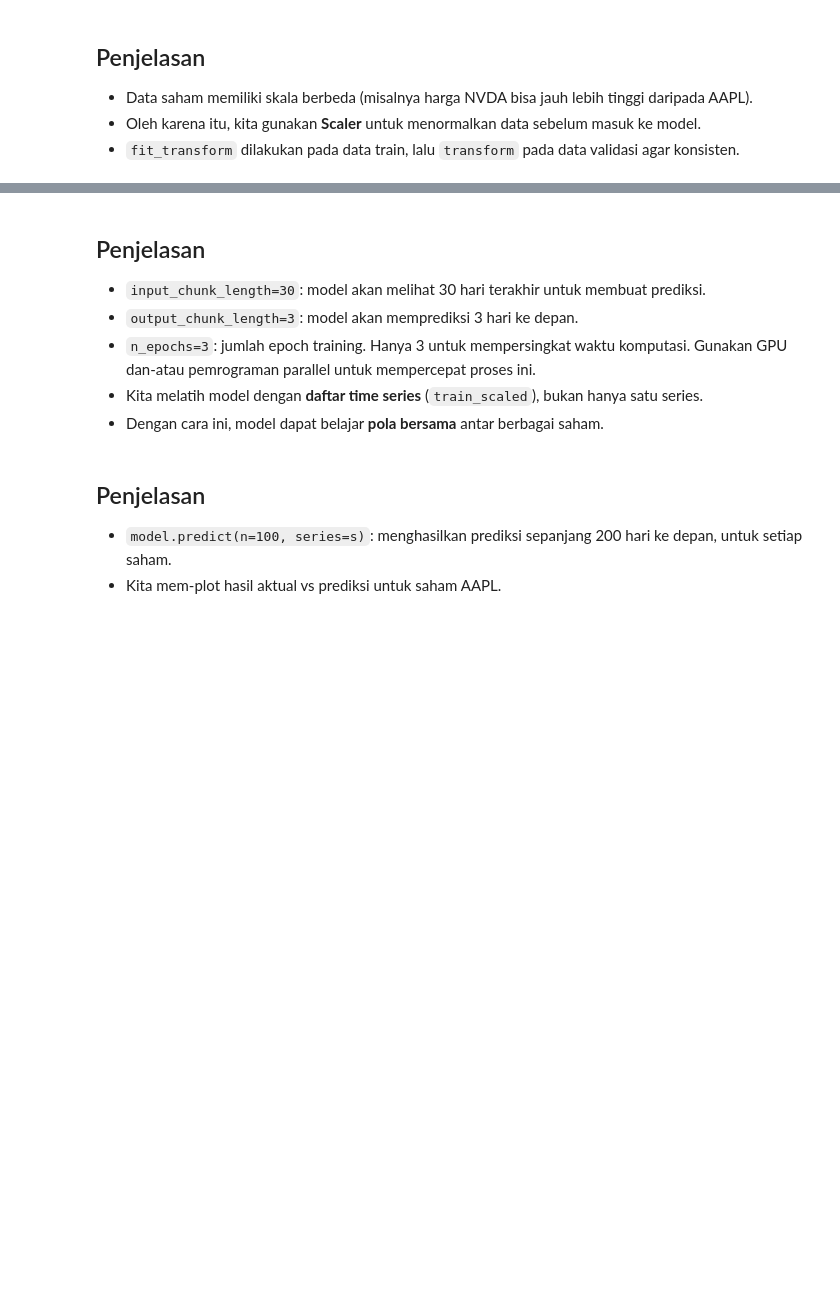
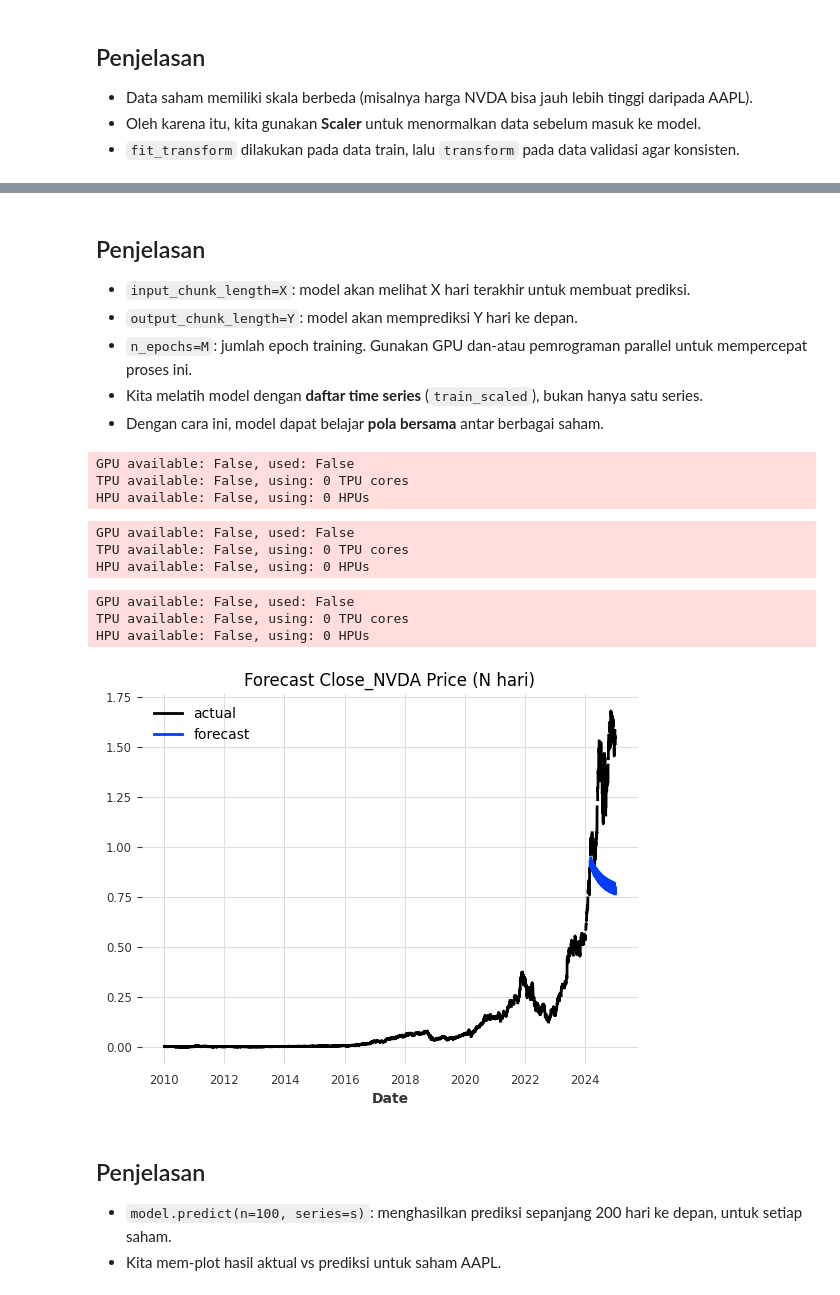
Before and after one commit to taudataanalytics/Pedas-2025, a Jupyter notebook: PeDaS-2025-Day-03.ipynb, the cells around one changed output, grey strips where cells are left out. Drawn from its saved outputs; the diff is of its cells as text; code cells hidden in the pictures; blank space fills up the shorter version.

```diff
--- a/PeDaS-2025-Day-03.ipynb
+++ b/PeDaS-2025-Day-03.ipynb
@@ -640,5 +660,7 @@ plt.show()
 - Kita plot salah satu (AAPL) sebagai contoh.
 # %%
 # === 4. Split data menjadi train dan val untuk setiap series ===
-train_list = [s[:-100] for s in series_list]   # data latih (sebelum 100 hari terakhir)
-val_list   = [s[-100:] for s in series_list]   # data validasi (100 hari terakhir)
+N = 300
+train_list = [s[:-N] for s in series_list]   # data latih (sebelum N hari terakhir)
+val_list   = [s[-N:] for s in series_list]   # data validasi (N hari terakhir)
+len(train_list), len(val_list)
@@ -644,0 +691,8 @@ val_list   = [s[-100:] for s in series_list]   # data validasi (100 hari terakhi
+# %%
+from darts.utils.missing_values import fill_missing_values
+
+for i, (list1, list2) in enumerate(zip(train_list, val_list)):
+    train_list[i] = fill_missing_values(list1)
+    val_list[i] = fill_missing_values(list2)
+# Coba cek lagi
+val_list
@@ -662,13 +734,13 @@ val_scaled   = [scaler.transform(s) for s in val_list]
 import torch
 
 model = NBEATSModel(
-    input_chunk_length=12,   # panjang input (12 hari terakhir)
-    output_chunk_length=3,   # prediksi 3 hari ke depan
-    n_epochs=3,             # jumlah epoch training
+    input_chunk_length=24,   # panjang input (X hari terakhir)
+    output_chunk_length=12,   # prediksi Y hari ke depan
+    n_epochs=10,             # jumlah epoch training,
     batch_size=512,
-    random_state=404,
+    random_state=seed,
     force_reset=True,
-    dropout=0.1,
+    dropout=0.05,
     optimizer_kwargs={"lr":1e-4},  # learning rate lebih kecil agar stabil
     optimizer_cls=torch.optim.AdamW,
     pl_trainer_kwargs={
@@ -702,20 +776,31 @@ HPU available: False, using: 0 HPUs
 # %% [markdown]
 ## Penjelasan
-- `input_chunk_length=30`: model akan melihat 30 hari terakhir untuk membuat prediksi.
-- `output_chunk_length=3`: model akan memprediksi 3 hari ke depan.
-- `n_epochs=3`: jumlah epoch training. Hanya 3 untuk mempersingkat waktu komputasi. Gunakan GPU dan-atau pemrograman parallel untuk mempercepat proses ini.
+- `input_chunk_length=X`: model akan melihat X hari terakhir untuk membuat prediksi.
+- `output_chunk_length=Y`: model akan memprediksi Y hari ke depan.
+- `n_epochs=M`: jumlah epoch training. Gunakan GPU dan-atau pemrograman parallel untuk mempercepat proses ini.
 - Kita melatih model dengan **daftar time series** (`train_scaled`), bukan hanya satu series.
 - Dengan cara ini, model dapat belajar **pola bersama** antar berbagai saham.
 # %%
 # === 7. Forecasting pada data validasi ===
-forecast_list = [model.predict(n=7, series=s) for s in train_scaled]
+forecast_list = [model.predict(n=300, series=s) for s in train_scaled]
 
 # Plot hasil untuk satu contoh (misalnya AAPL)
-series_list[0].plot(label="actual")
+scaler.transform(series_list[-1]).plot(label="actual")
 forecast_list[0].plot(label="forecast")
-plt.title("Forecast AAPL Close Price (100 hari)")
+plt.title("Forecast {} Price (N hari)".format(close_cols[-1]))
 plt.legend()
 plt.show()
+# %% [output]
+GPU available: False, used: False
+TPU available: False, using: 0 TPU cores
+HPU available: False, using: 0 HPUs
+GPU available: False, used: False
+TPU available: False, using: 0 TPU cores
+HPU available: False, using: 0 HPUs
+GPU available: False, used: False
+TPU available: False, using: 0 TPU cores
+HPU available: False, using: 0 HPUs
+[figure, added]
 # %% [markdown]
 ## Penjelasan
 - `model.predict(n=100, series=s)`: menghasilkan prediksi sepanjang 200 hari ke depan, untuk setiap saham.
```
Also changed, not shown: parts of 12 cells of this notebook, 1 other file.
